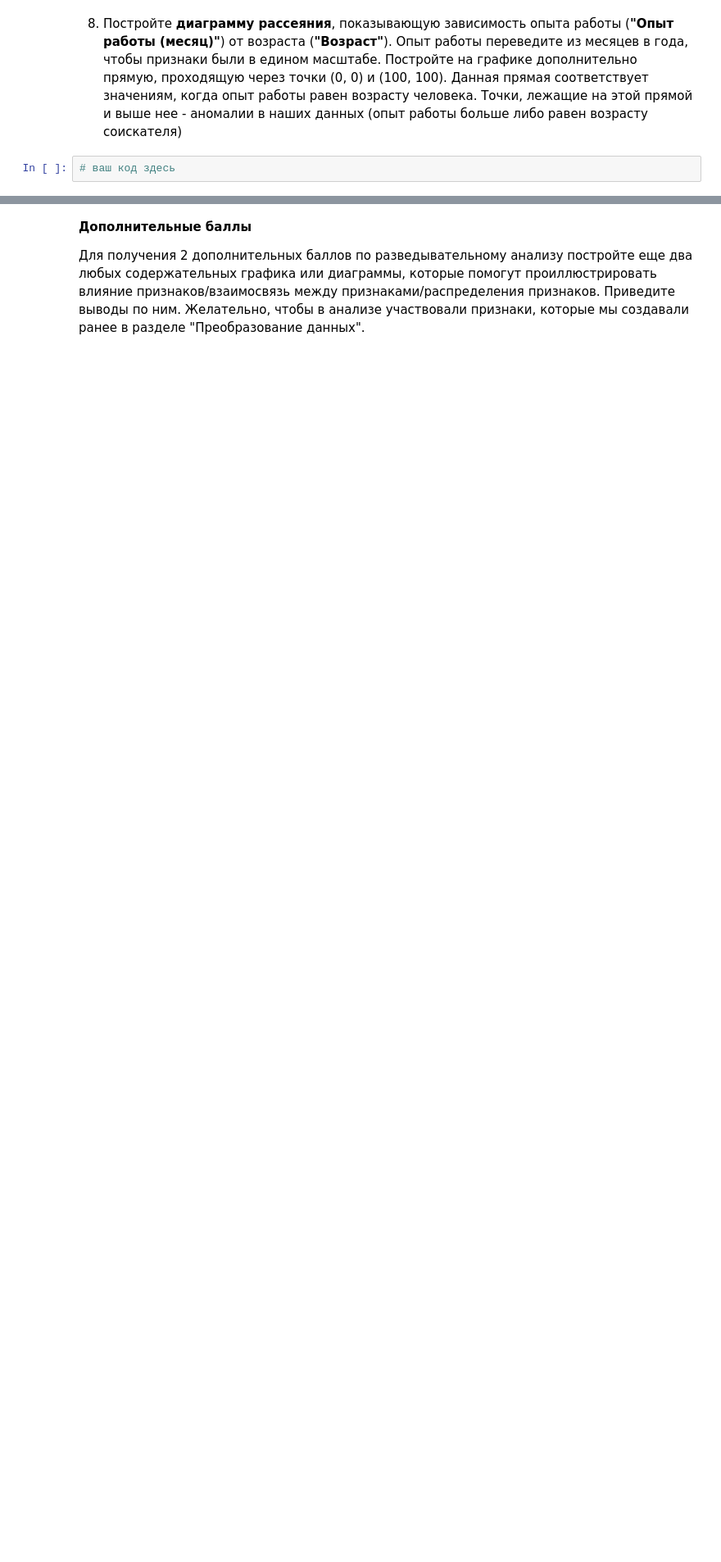
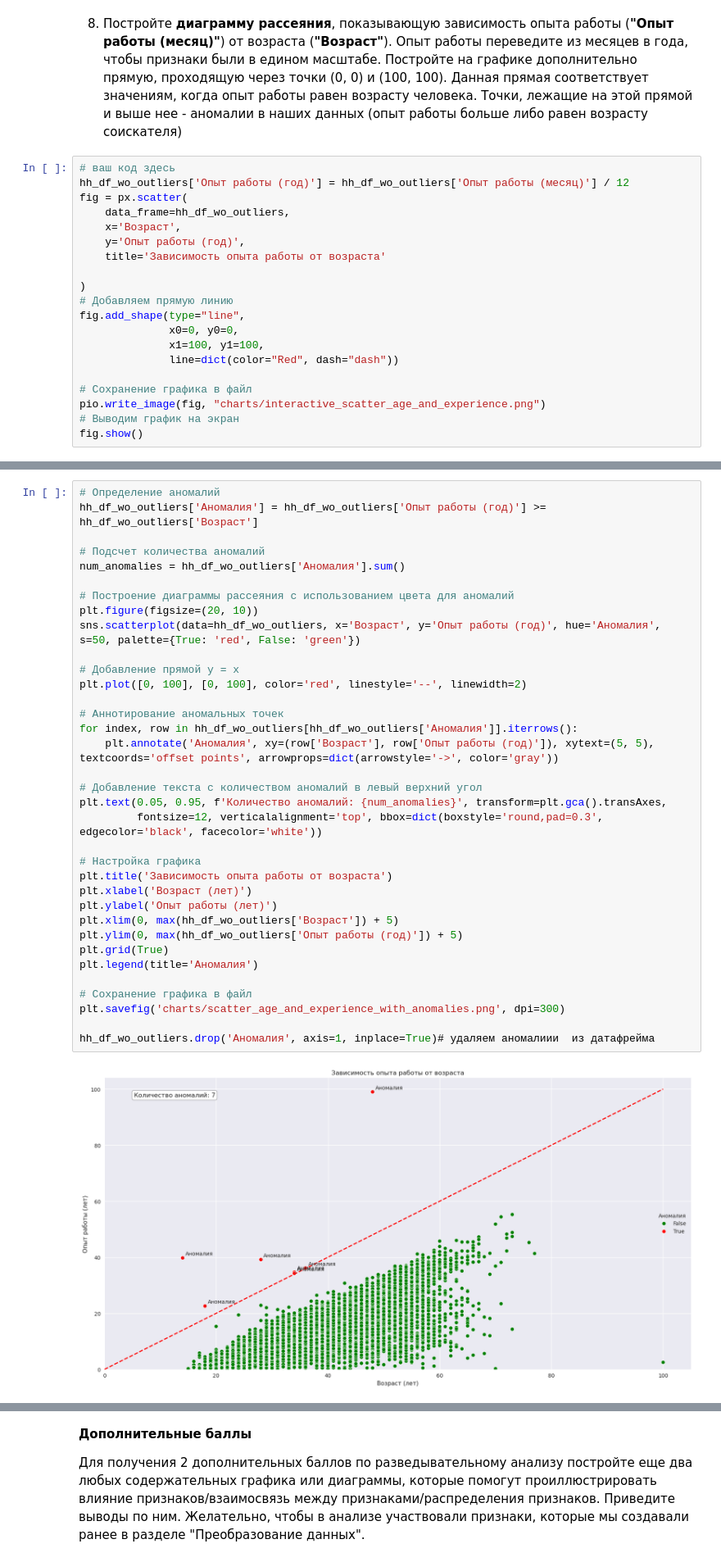
Before and after one commit to nikolay-grudanov/MEPHI-SF_ML, a Jupyter notebook: academic-semester-1/python_for_data_analysis/HW-2_PJ/Project.GrudanovNA.ipynb, the cells around one changed output, grey strips where cells are left out. Shown at 82% size. Saved outputs shown, nothing was run; the diff lists cells and outputs as text; blank space fills up the shorter version.

```diff
--- a/academic-semester-1/python_for_data_analysis/HW-2_PJ/Project.GrudanovNA.ipynb
+++ b/academic-semester-1/python_for_data_analysis/HW-2_PJ/Project.GrudanovNA.ipynb
@@ -1274,3 +1276,21 @@ fig.show()
 8. Постройте **диаграмму рассеяния**, показывающую зависимость опыта работы (**"Опыт работы (месяц)"**) от возраста (**"Возраст"**). Опыт работы переведите из месяцев в года, чтобы признаки были в едином масштабе. Постройте на графике дополнительно прямую, проходящую через точки (0, 0) и (100, 100). Данная прямая соответствует значениям, когда опыт работы равен возрасту человека. Точки, лежащие на этой прямой и выше нее - аномалии в наших данных (опыт работы больше либо равен возрасту соискателя)
 # %%
 # ваш код здесь
+hh_df_wo_outliers['Опыт работы (год)'] = hh_df_wo_outliers['Опыт работы (месяц)'] / 12
+fig = px.scatter(
+    data_frame=hh_df_wo_outliers,
+    x='Возраст',
+    y='Опыт работы (год)',
+    title='Зависимость опыта работы от возраста'
+
+)
+# Добавляем прямую линию
+fig.add_shape(type="line",
+              x0=0, y0=0,
+              x1=100, y1=100,
+              line=dict(color="Red", dash="dash"))
+
+# Сохранение графика в файл
+pio.write_image(fig, "charts/interactive_scatter_age_and_experience.png")
+# Выводим график на экран
+fig.show()
@@ -1277,2 +1299,39 @@ fig.show()
+# %%
+# Определение аномалий
+hh_df_wo_outliers['Аномалия'] = hh_df_wo_outliers['Опыт работы (год)'] >= hh_df_wo_outliers['Возраст']
+
+# Подсчет количества аномалий
+num_anomalies = hh_df_wo_outliers['Аномалия'].sum()
+
+# Построение диаграммы рассеяния с использованием цвета для аномалий
+plt.figure(figsize=(20, 10))
+sns.scatterplot(data=hh_df_wo_outliers, x='Возраст', y='Опыт работы (год)', hue='Аномалия', s=50, palette={True: 'red', False: 'green'})
+
+# Добавление прямой y = x
+plt.plot([0, 100], [0, 100], color='red', linestyle='--', linewidth=2)
+
+# Аннотирование аномальных точек
+for index, row in hh_df_wo_outliers[hh_df_wo_outliers['Аномалия']].iterrows():
+    plt.annotate('Аномалия', xy=(row['Возраст'], row['Опыт работы (год)']), xytext=(5, 5), textcoords='offset points', arrowprops=dict(arrowstyle='->', color='gray'))
+
+# Добавление текста с количеством аномалий в левый верхний угол
+plt.text(0.05, 0.95, f'Количество аномалий: {num_anomalies}', transform=plt.gca().transAxes,
+         fontsize=12, verticalalignment='top', bbox=dict(boxstyle='round,pad=0.3', edgecolor='black', facecolor='white'))
+
+# Настройка графика
+plt.title('Зависимость опыта работы от возраста')
+plt.xlabel('Возраст (лет)')
+plt.ylabel('Опыт работы (лет)')
+plt.xlim(0, max(hh_df_wo_outliers['Возраст']) + 5)
+plt.ylim(0, max(hh_df_wo_outliers['Опыт работы (год)']) + 5)
+plt.grid(True)
+plt.legend(title='Аномалия')
+
+# Сохранение графика в файл
+plt.savefig('charts/scatter_age_and_experience_with_anomalies.png', dpi=300)
+
+hh_df_wo_outliers.drop('Аномалия', axis=1, inplace=True)# удаляем аномалиии  из датафрейма
+# %% [output]
+[figure, added]
 # %% [markdown]
 ваши выводы здесь
```
Also changed, not shown: parts of 18 cells of this notebook, 7 other files.
